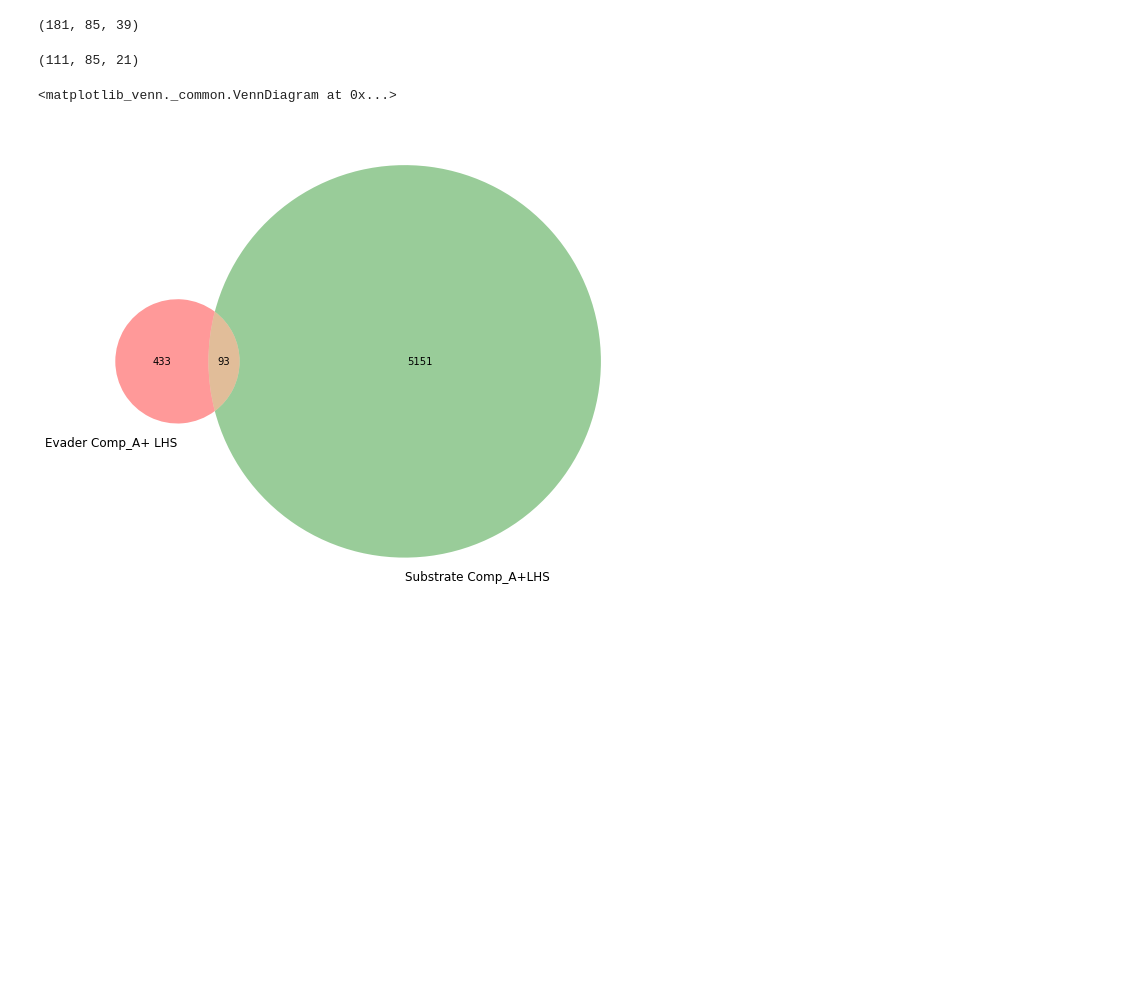
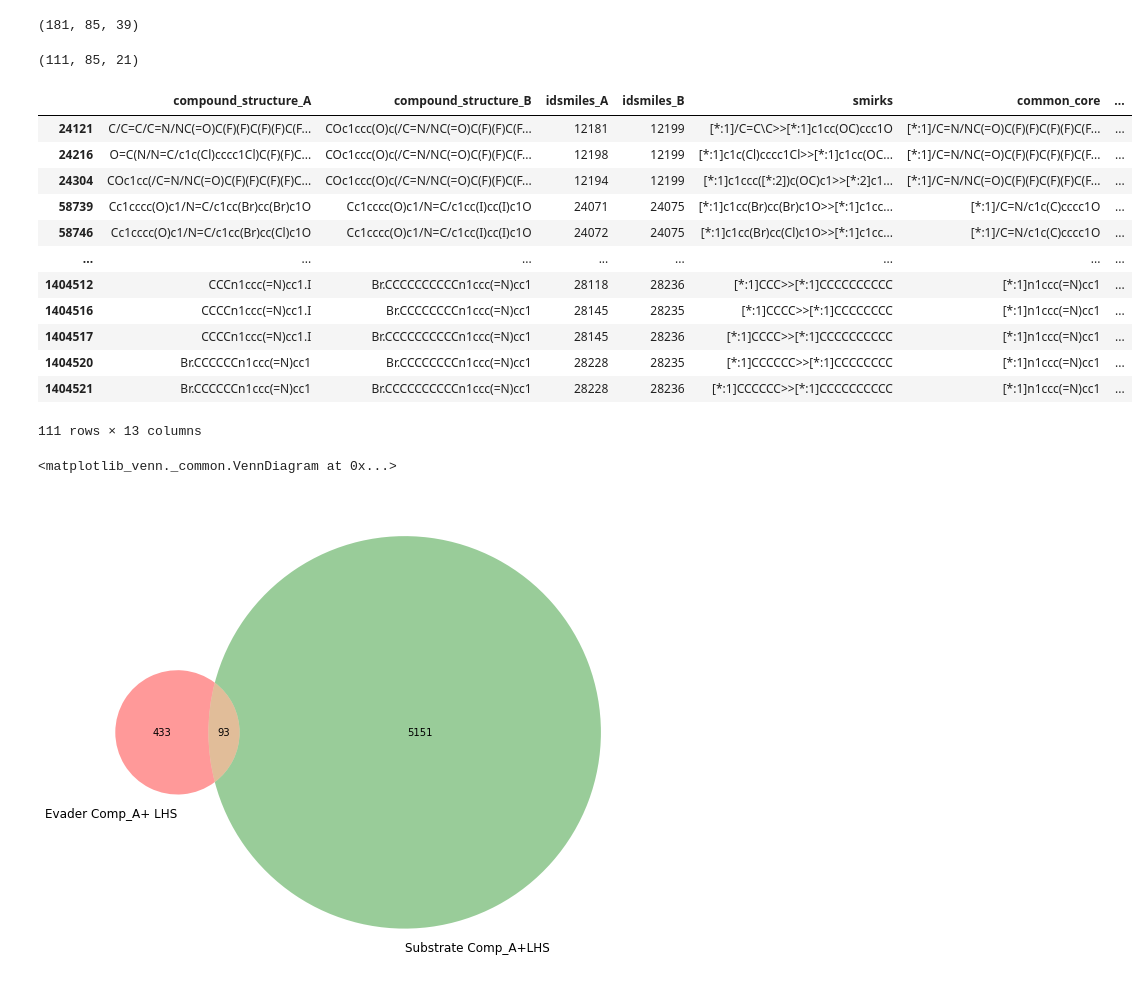
Before and after one commit to domgurvic/co_add_efflux, a Jupyter notebook: co_add/co_add_chaser.ipynb, the cells around one changed output. Drawn from its saved outputs; the diff is of its cells as text; code cells hidden in the pictures; blank space fills up the shorter version.

```diff
--- a/co_add/co_add_chaser.ipynb
+++ b/co_add/co_add_chaser.ipynb
@@ -1791,6 +1791,22 @@ len(sub_overlap), len(sub_overlap.compound_structure_A.unique()), len(sub_overla
 len(evade_overlap), len(evade_overlap.compound_structure_A.unique()), len(evade_overlap.compound_structure_B.unique())
 # %% [output]
 (111, 85, 21)
+# %%
+evade_overlap.drop_duplicates()
+# %% [output]
+|  | compound_structure_A | compound_structure_B | idsmiles_A | idsmiles_B | smirks | common_core | ... |
+| 24121 | C/C=C/C=N/NC(=O)C(F)(F)C(F)(F)C(F... | COc1ccc(O)c(/C=N/NC(=O)C(F)(F)C(F... | 12181 | 12199 | [*:1]/C=C\C>>[*:1]c1cc(OC)ccc1O | [*:1]/C=N/NC(=O)C(F)(F)C(F)(F)C(F... | ... |
+| 24216 | O=C(N/N=C/c1c(Cl)cccc1Cl)C(F)(F)C... | COc1ccc(O)c(/C=N/NC(=O)C(F)(F)C(F... | 12198 | 12199 | [*:1]c1c(Cl)cccc1Cl>>[*:1]c1cc(OC... | [*:1]/C=N/NC(=O)C(F)(F)C(F)(F)C(F... | ... |
+| 24304 | COc1cc(/C=N/NC(=O)C(F)(F)C(F)(F)C... | COc1ccc(O)c(/C=N/NC(=O)C(F)(F)C(F... | 12194 | 12199 | [*:1]c1ccc([*:2])c(OC)c1>>[*:2]c1... | [*:1]/C=N/NC(=O)C(F)(F)C(F)(F)C(F... | ... |
+| 58739 | Cc1cccc(O)c1/N=C/c1cc(Br)cc(Br)c1O | Cc1cccc(O)c1/N=C/c1cc(I)cc(I)c1O | 24071 | 24075 | [*:1]c1cc(Br)cc(Br)c1O>>[*:1]c1cc... | [*:1]/C=N/c1c(C)cccc1O | ... |
+| 58746 | Cc1cccc(O)c1/N=C/c1cc(Br)cc(Cl)c1O | Cc1cccc(O)c1/N=C/c1cc(I)cc(I)c1O | 24072 | 24075 | [*:1]c1cc(Br)cc(Cl)c1O>>[*:1]c1cc... | [*:1]/C=N/c1c(C)cccc1O | ... |
+| ... | ... | ... | ... | ... | ... | ... | ... |
+| 1404512 | CCCn1ccc(=N)cc1.I | Br.CCCCCCCCCCn1ccc(=N)cc1 | 28118 | 28236 | [*:1]CCC>>[*:1]CCCCCCCCCC | [*:1]n1ccc(=N)cc1 | ... |
+| 1404516 | CCCCn1ccc(=N)cc1.I | Br.CCCCCCCCn1ccc(=N)cc1 | 28145 | 28235 | [*:1]CCCC>>[*:1]CCCCCCCC | [*:1]n1ccc(=N)cc1 | ... |
+| 1404517 | CCCCn1ccc(=N)cc1.I | Br.CCCCCCCCCCn1ccc(=N)cc1 | 28145 | 28236 | [*:1]CCCC>>[*:1]CCCCCCCCCC | [*:1]n1ccc(=N)cc1 | ... |
+| 1404520 | Br.CCCCCCn1ccc(=N)cc1 | Br.CCCCCCCCn1ccc(=N)cc1 | 28228 | 28235 | [*:1]CCCCCC>>[*:1]CCCCCCCC | [*:1]n1ccc(=N)cc1 | ... |
+| 1404521 | Br.CCCCCCn1ccc(=N)cc1 | Br.CCCCCCCCCCn1ccc(=N)cc1 | 28228 | 28236 | [*:1]CCCCCC>>[*:1]CCCCCCCCCC | [*:1]n1ccc(=N)cc1 | ... |
+111 rows × 13 columns
 # %%
 for i in range(0):
     comp_a = Chem.MolFromSmiles(evade_overlap.compound_structure_A.unique().iloc[nr])
```
Also changed, not shown: parts of 11 cells of this notebook, 1 other file.
